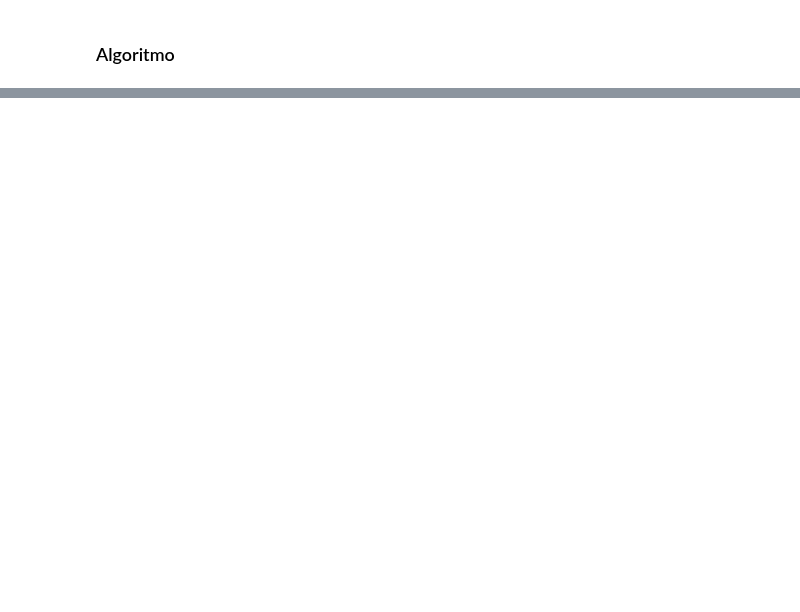
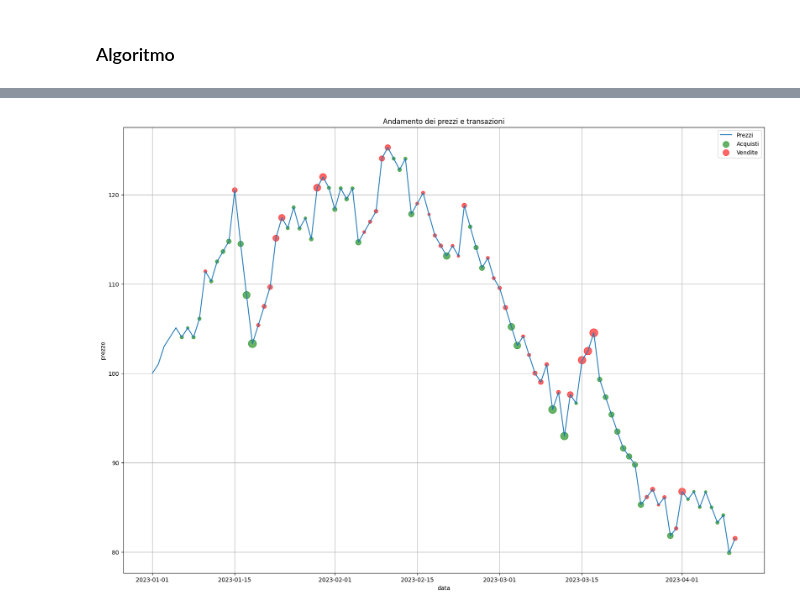
Before and after one commit to AleImbri/Crypto-strategies-simulations, a Jupyter notebook: Trading a % su prezzi senza micro variazioni.ipynb, the cells around one changed output, grey strips where cells are left out. Drawn from its saved outputs; the diff is of its cells as text; code cells hidden in the pictures; blank space fills up the shorter version.

```diff
--- a/Trading a % su prezzi senza micro variazioni.ipynb
+++ b/Trading a % su prezzi senza micro variazioni.ipynb
@@ -116,0 +366,41 @@ plt.show()
+# %%
+etichette = False
+
+# Preparazione dei dati per il grafico
+acquisti = df_transazioni[df_transazioni['azione'].isin(['Acquisto'])]
+vendite = df_transazioni[df_transazioni['azione'].isin(['Vendita'])]
+
+# Calcolo delle dimensioni dei punti
+max_acquisto = acquisti['quantità_euro'].max()
+max_vendita = vendite['quantità_euro'].max()
+
+def calcola_dimensione(quantita, max_quantita, min_size=20, max_size=200):
+    return min_size + (max_size - min_size) * (quantita / max_quantita)
+
+dimensioni_acquisti = acquisti['quantità_euro'].apply(lambda x: calcola_dimensione(x, max_acquisto))
+dimensioni_vendite = vendite['quantità_euro'].apply(lambda x: calcola_dimensione(x, max_vendita))
+
+# Creazione del grafico
+plt.figure(figsize=(20, 14))
+plt.grid()
+plt.plot(dati['Timestamp'], dati['Price'], label='Prezzi')
+if not acquisti.empty:
+    plt.scatter(acquisti['data'], acquisti['prezzo'], s=dimensioni_acquisti, color='green', alpha=0.6, label='Acquisti')
+    if etichette:
+        for i, row in acquisti.iterrows():
+            plt.text(row['data'], row['prezzo'], f"+{row['quantità_euro']:.2f} €",
+                     color='black', ha='center', va='bottom')
+if not vendite.empty:
+    plt.scatter(vendite['data'], vendite['prezzo'], s=dimensioni_vendite, color='red', alpha=0.6, label='Vendite')
+    if etichette:
+        for i, row in vendite.iterrows():
+            plt.text(row['data'], row['prezzo'], f"-{row['quantità_euro']:.2f} €",
+                     color='black', ha='center', va='top')
+
+plt.xlabel('data')
+plt.ylabel('prezzo')
+plt.title('Andamento dei prezzi e transazioni')
+plt.legend()
+plt.show()
+# %% [output]
+[figure, added]
```
Also changed, not shown: parts of 11 cells of this notebook, 2 other files.
